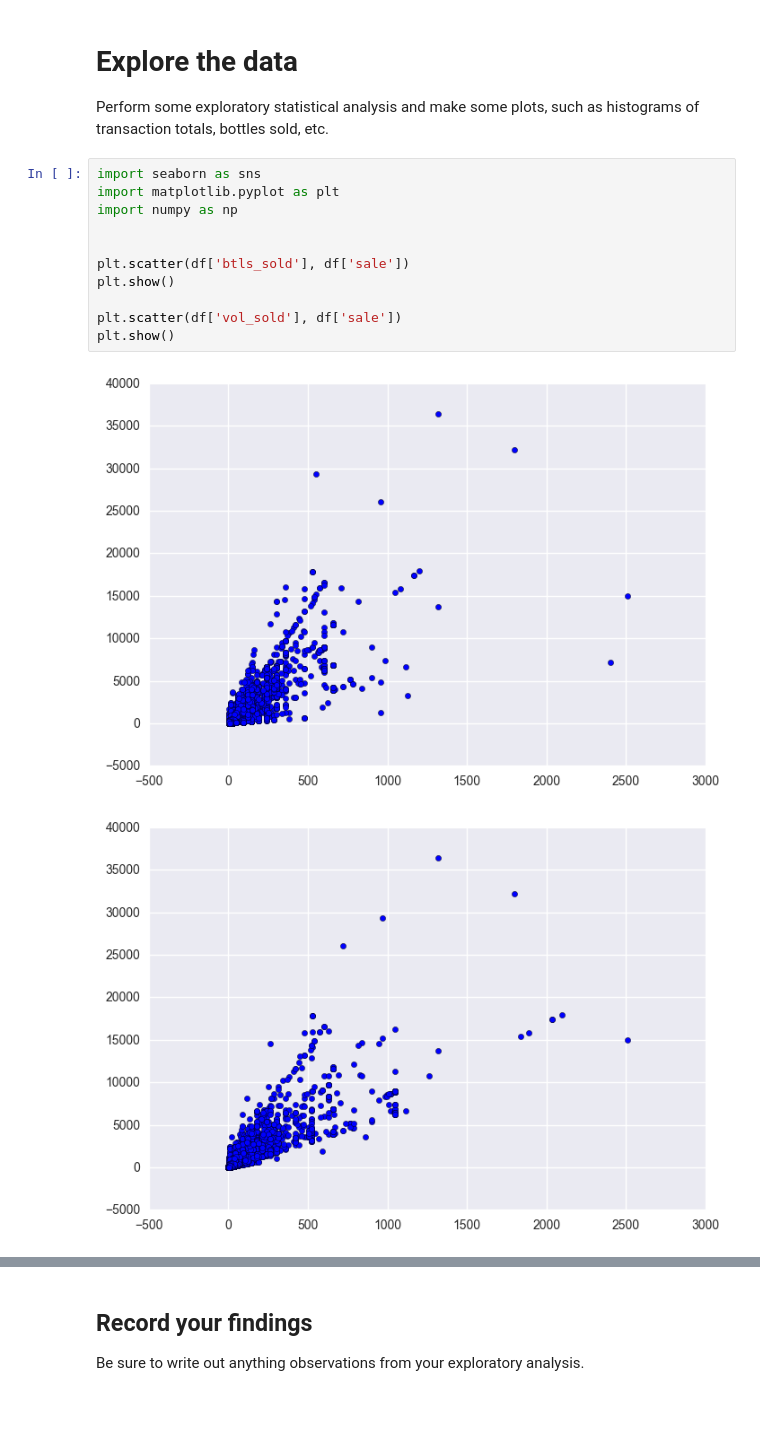
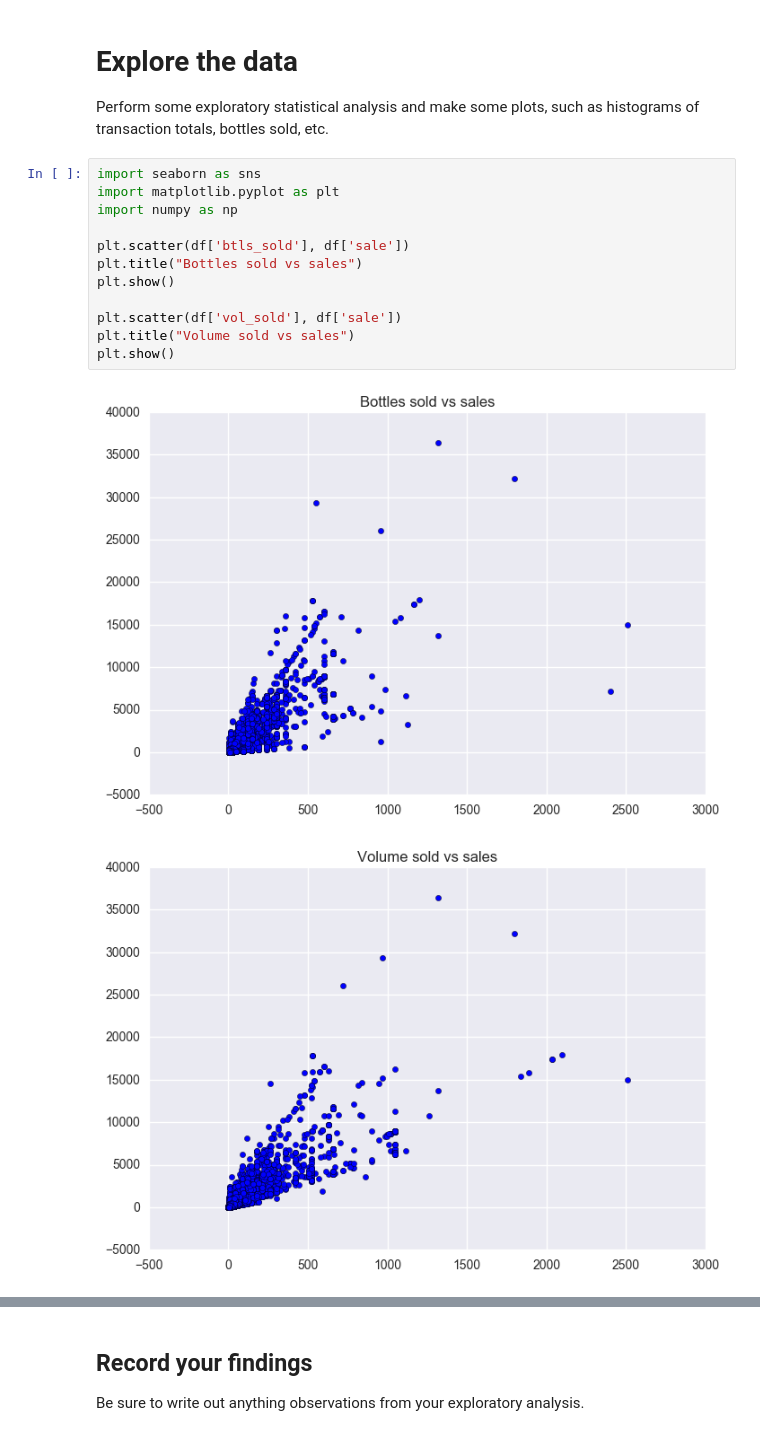
Before and after one commit to jroyalty07/dsi-sea-project03, a Jupyter notebook: starter-code/Project 3 Starter Code.ipynb, the cells around one changed output, grey strips where cells are left out. Cells and saved outputs as stored; diff of their text form; blank space fills up the shorter version.

```diff
--- a/starter-code/Project 3 Starter Code.ipynb
+++ b/starter-code/Project 3 Starter Code.ipynb
@@ -45,16 +43,17 @@ Perform some exploratory statistical analysis and make some plots, such as histo
 # %%
 import seaborn as sns
 import matplotlib.pyplot as plt
 import numpy as np
 
-
 plt.scatter(df['btls_sold'], df['sale'])
+plt.title("Bottles sold vs sales")
 plt.show()
 
 plt.scatter(df['vol_sold'], df['sale'])
+plt.title("Volume sold vs sales")
 plt.show()
 # %% [output]
-[figure, old version]
+[figure, new version]
-[figure, old version]
+[figure, new version]
 # %%
 plt.scatter(df['st_btl_cost'], df['sale'])
```
Also changed, not shown: parts of 12 cells of this notebook.
